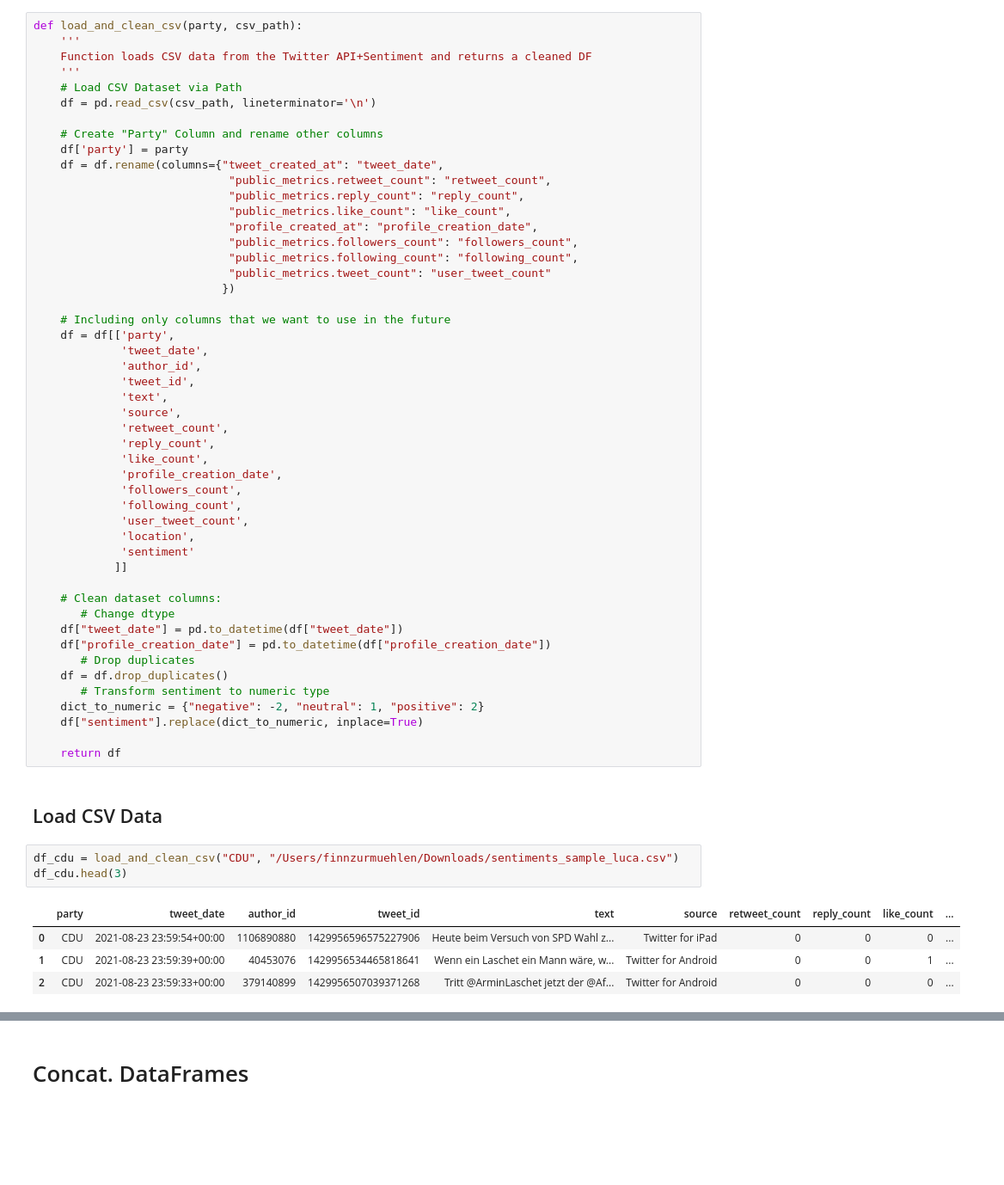
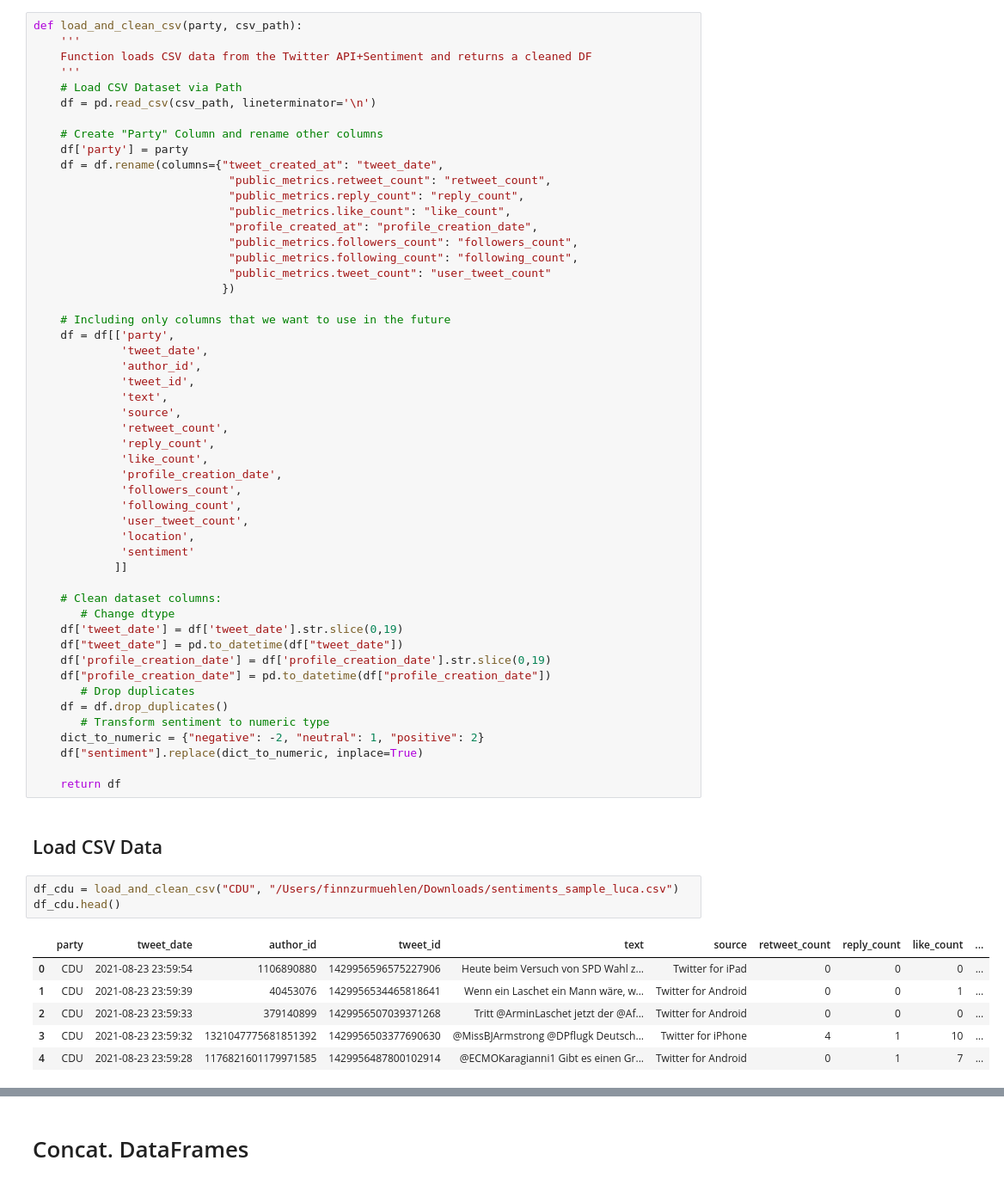
Before and after one commit to NicolasBuehringer/project_delphi, a Jupyter notebook: notebooks/05finn/finnzm_api_sample_data_v1.ipynb, the cells around one changed output, grey strips where cells are left out. Shown at 86% size. Cells and saved outputs as stored; diff of their text form; blank space fills up the shorter version.

```diff
--- a/notebooks/05finn/finnzm_api_sample_data_v1.ipynb
+++ b/notebooks/05finn/finnzm_api_sample_data_v1.ipynb
@@ -47,7 +47,9 @@ def load_and_clean_csv(party, csv_path):
 
     # Clean dataset columns:
        # Change dtype
+    df['tweet_date'] = df['tweet_date'].str.slice(0,19)
     df["tweet_date"] = pd.to_datetime(df["tweet_date"])
+    df['profile_creation_date'] = df['profile_creation_date'].str.slice(0,19)
     df["profile_creation_date"] = pd.to_datetime(df["profile_creation_date"])
        # Drop duplicates
     df = df.drop_duplicates()
@@ -60,12 +62,14 @@ def load_and_clean_csv(party, csv_path):
 ## Load CSV Data
 # %%
 df_cdu = load_and_clean_csv("CDU", "/Users/finnzurmuehlen/Downloads/sentiments_sample_luca.csv")
-df_cdu.head(3)
+df_cdu.head()
 # %% [output]
 |  | party | tweet_date | author_id | tweet_id | text | source | retweet_count | reply_count | like_count | ... |
-| 0 | CDU | 2021-08-23 23:59:54+00:00 | 1106890880 | 1429956596575227906 | Heute beim Versuch von SPD Wahl z... | Twitter for iPad | 0 | 0 | 0 | ... |
-| 1 | CDU | 2021-08-23 23:59:39+00:00 | 40453076 | 1429956534465818641 | Wenn ein Laschet ein Mann wäre, w... | Twitter for Android | 0 | 0 | 1 | ... |
-| 2 | CDU | 2021-08-23 23:59:33+00:00 | 379140899 | 1429956507039371268 | Tritt @ArminLaschet jetzt der @Af... | Twitter for Android | 0 | 0 | 0 | ... |
+| 0 | CDU | 2021-08-23 23:59:54 | 1106890880 | 1429956596575227906 | Heute beim Versuch von SPD Wahl z... | Twitter for iPad | 0 | 0 | 0 | ... |
+| 1 | CDU | 2021-08-23 23:59:39 | 40453076 | 1429956534465818641 | Wenn ein Laschet ein Mann wäre, w... | Twitter for Android | 0 | 0 | 1 | ... |
+| 2 | CDU | 2021-08-23 23:59:33 | 379140899 | 1429956507039371268 | Tritt @ArminLaschet jetzt der @Af... | Twitter for Android | 0 | 0 | 0 | ... |
+| 3 | CDU | 2021-08-23 23:59:32 | 1321047775681851392 | 1429956503377690630 | @MissBJArmstrong @DPflugk Deutsch... | Twitter for iPhone | 4 | 1 | 10 | ... |
+| 4 | CDU | 2021-08-23 23:59:28 | 1176821601179971585 | 1429956487800102914 | @ECMOKaragianni1 Gibt es einen Gr... | Twitter for Android | 0 | 1 | 7 | ... |
 # %%
 df_linke = load_and_clean_csv("LINKE", '/Users/finnzurmuehlen/Downloads/sample_api_linke_with_sentiment.csv')
 df_linke.head(3)
```
Also changed, not shown: parts of 16 cells of this notebook, 1 other file.
